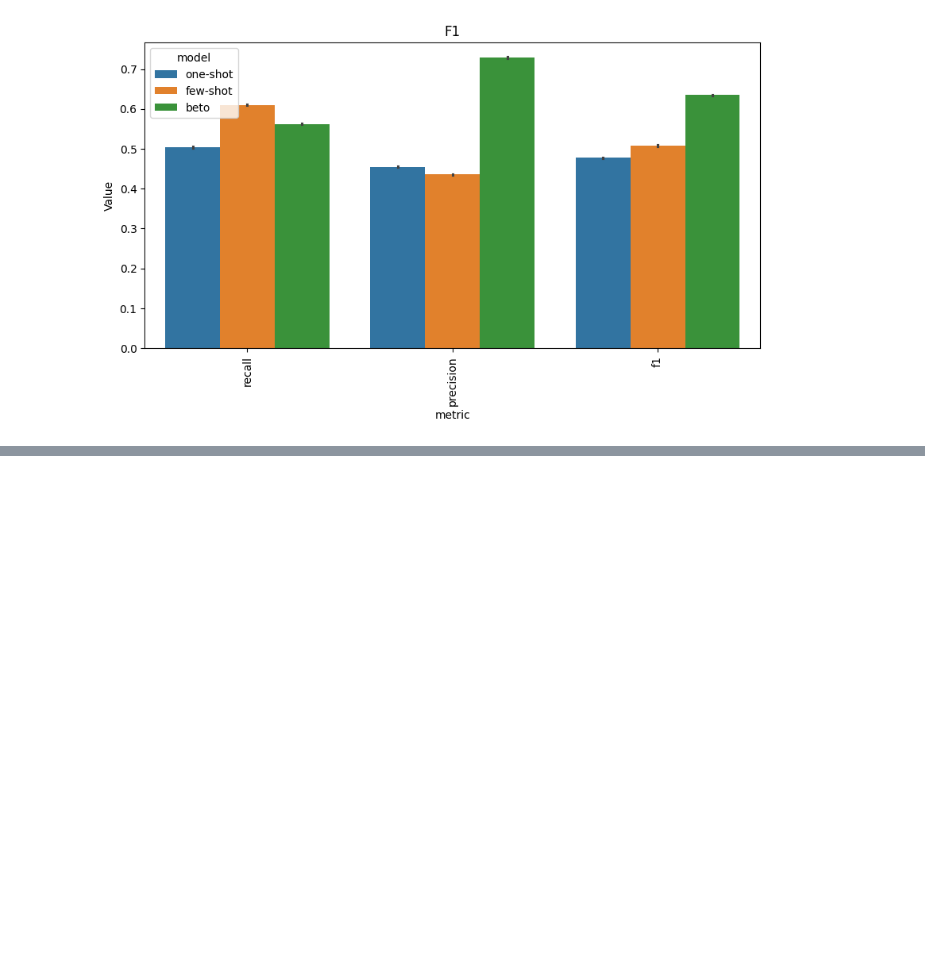
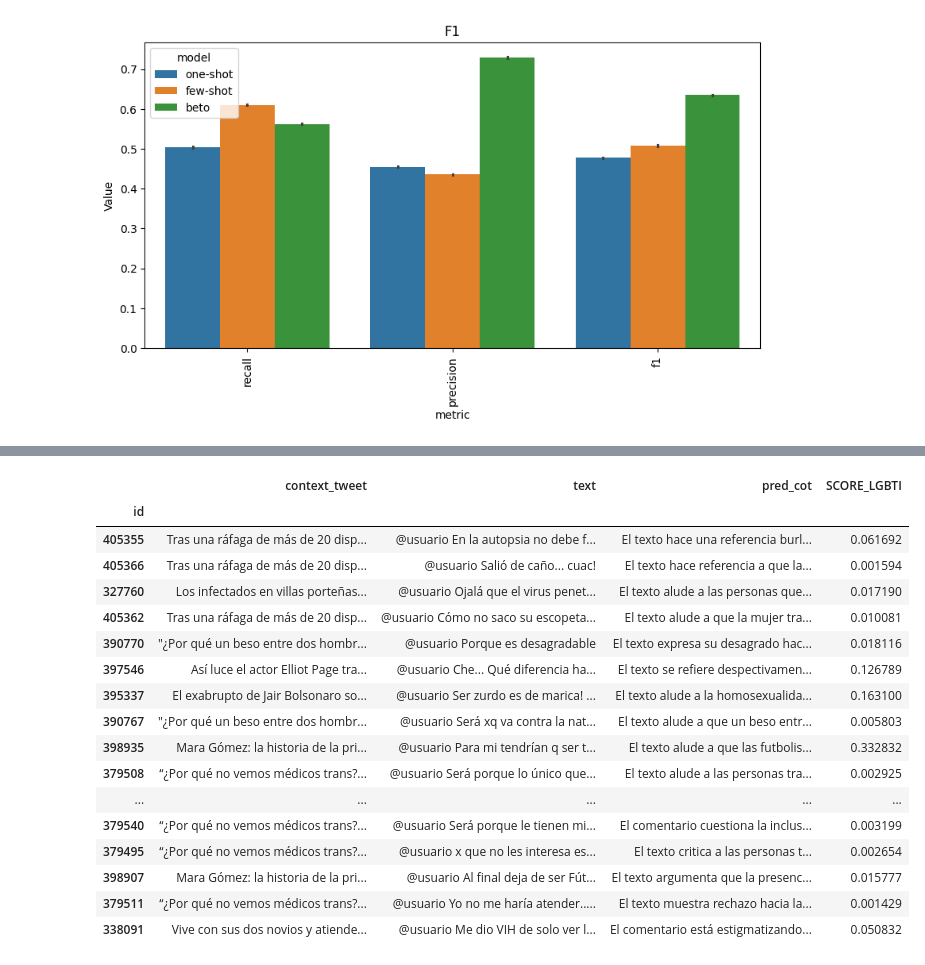
Before and after one commit to finiteautomata/rioplatense_hate_speech, a Jupyter notebook: notebooks/test-results.ipynb, the cells around one changed output, grey strips where cells are left out. Cells and saved outputs as stored; diff of their text form; code cells hidden in the pictures; blank space fills up the shorter version.

```diff
--- a/notebooks/test-results.ipynb
+++ b/notebooks/test-results.ipynb
@@ -247,0 +268,15 @@ model & metric &  \\
+# %%
+# Merge dfs['few-shot'] and dfs['beto']
+
+columns_to_drop = [
+    "title", "text", "context_tweet", "HATEFUL", "CALLS", "WOMEN", "LGBTI", "RACISM", "CLASS", "POLITICS", "DISABLED", "CRIMINAL", "APPEARANCE",
+    "PRED_CALLS", "PRED_POLITICS", "PRED_DISABLED", "PRED_CRIMINAL", "PRED_APPEARANCE",
+]
+
+
+
+df_join = dfs["few-shot"].join(dfs["beto"].drop(columns_to_drop, axis=1), rsuffix="_beto")
+
+cols = [c for c in df_join.columns if c.isupper() and "SCORE" not in c]
+
+df_join[cols] = df_join[cols].astype(bool)
@@ -247,0 +297,21 @@ model & metric &  \\
+# %%
+df_join.loc[df_join["LGBTI"] & df_join["PRED_LGBTI"] & ~df_join["PRED_LGBTI_beto"]][["context_tweet", "text", "pred_cot", "SCORE_LGBTI"]]
+# %% [output]
+|  | context_tweet | text | pred_cot | SCORE_LGBTI |
+| id |  |  |  |  |
+| 405355 | Tras una ráfaga de más de 20 disp... | @usuario En la autopsia no debe f... | El texto hace una referencia burl... | 0.061692 |
+| 405366 | Tras una ráfaga de más de 20 disp... | @usuario Salió de caño... cuac! | El texto hace referencia a que la... | 0.001594 |
+| 327760 | Los infectados en villas porteñas... | @usuario Ojalá que el virus penet... | El texto alude a las personas que... | 0.017190 |
+| 405362 | Tras una ráfaga de más de 20 disp... | @usuario Cómo no saco su escopeta... | El texto alude a que la mujer tra... | 0.010081 |
+| 390770 | ″¿Por qué un beso entre dos hombr... | @usuario Porque es desagradable | El texto expresa su desagrado hac... | 0.018116 |
+| 397546 | Así luce el actor Elliot Page tra... | @usuario Che... Qué diferencia ha... | El texto se refiere despectivamen... | 0.126789 |
+| 395337 | El exabrupto de Jair Bolsonaro so... | @usuario Ser zurdo es de marica! ... | El texto alude a la homosexualida... | 0.163100 |
+| 390767 | ″¿Por qué un beso entre dos hombr... | @usuario Será xq va contra la nat... | El texto alude a que un beso entr... | 0.005803 |
+| 398935 | Mara Gómez: la historia de la pri... | @usuario Para mi tendrían q ser t... | El texto alude a que las futbolis... | 0.332832 |
+| 379508 | “¿Por qué no vemos médicos trans?... | @usuario Será porque lo único que... | El texto alude a las personas tra... | 0.002925 |
+| ... | ... | ... | ... | ... |
+| 379540 | “¿Por qué no vemos médicos trans?... | @usuario Será porque le tienen mi... | El comentario cuestiona la inclus... | 0.003199 |
+| 379495 | “¿Por qué no vemos médicos trans?... | @usuario x que no les interesa es... | El texto critica a las personas t... | 0.002654 |
+| 398907 | Mara Gómez: la historia de la pri... | @usuario Al final deja de ser Fút... | El texto argumenta que la presenc... | 0.015777 |
+| 379511 | “¿Por qué no vemos médicos trans?... | @usuario Yo no me haría atender..... | El texto muestra rechazo hacia la... | 0.001429 |
+| 338091 | Vive con sus dos novios y atiende... | @usuario Me dio VIH de solo ver l... | El comentario está estigmatizando... | 0.050832 |
```
Also changed, not shown: parts of 9 cells of this notebook, 3 other files.
